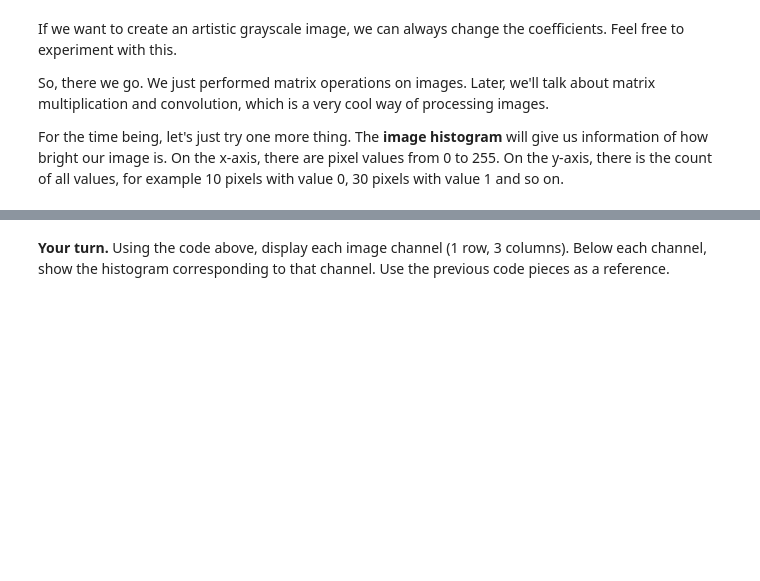
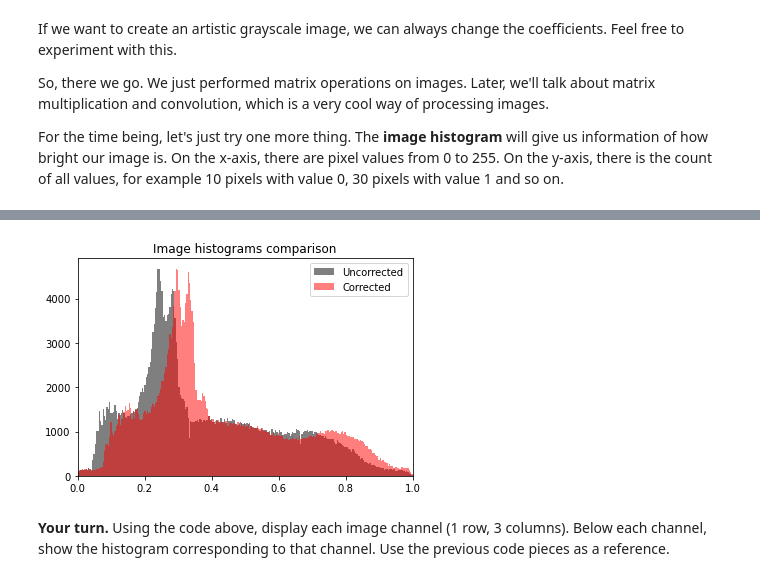
Before and after one commit to petardmnv/Math-Concepts-for-Developers, a Jupyter notebook: 06. Linear-Algebra-Exercise/Linear Algebra Exercise.ipynb, the cells around one changed output, grey strips where cells are left out. Drawn from its saved outputs; the diff is of its cells as text; code cells hidden in the pictures; blank space fills up the shorter version.

```diff
--- a/06. Linear-Algebra-Exercise/Linear Algebra Exercise.ipynb
+++ b/06. Linear-Algebra-Exercise/Linear Algebra Exercise.ipynb
@@ -530,15 +544,17 @@ plt.show()
 # %%
 # Represent the image as a single-dimensional vector
 hist_vector = cat_image_gray.ravel()
-
+#print(len(hist_vector))
 # Normalize the image to have values in the range [0; 1]
 hist_vector = hist_vector / (hist_vector.max() - hist_vector.min())
 
 plt.hist(hist_vector, bins = 256, color = "black", alpha = 0.5, label = "Uncorrected")
 plt.hist(cat_image_gray_corrected.ravel(), bins = 256, color = "red", alpha = 0.5, label = "Corrected")
 plt.xlim(0, 1)
-plt.title("Image histograms comparison")
+plt.title("Image histograms comparison"matrix)
 plt.legend()
 plt.show()
+# %% [output]
+[figure, added]
 # %% [markdown]
 **Your turn.** Using the code above, display each image channel (1 row, 3 columns). Below each channel, show the histogram corresponding to that channel. Use the previous code pieces as a reference.
```
Also changed, not shown: parts of 9 cells of this notebook.
